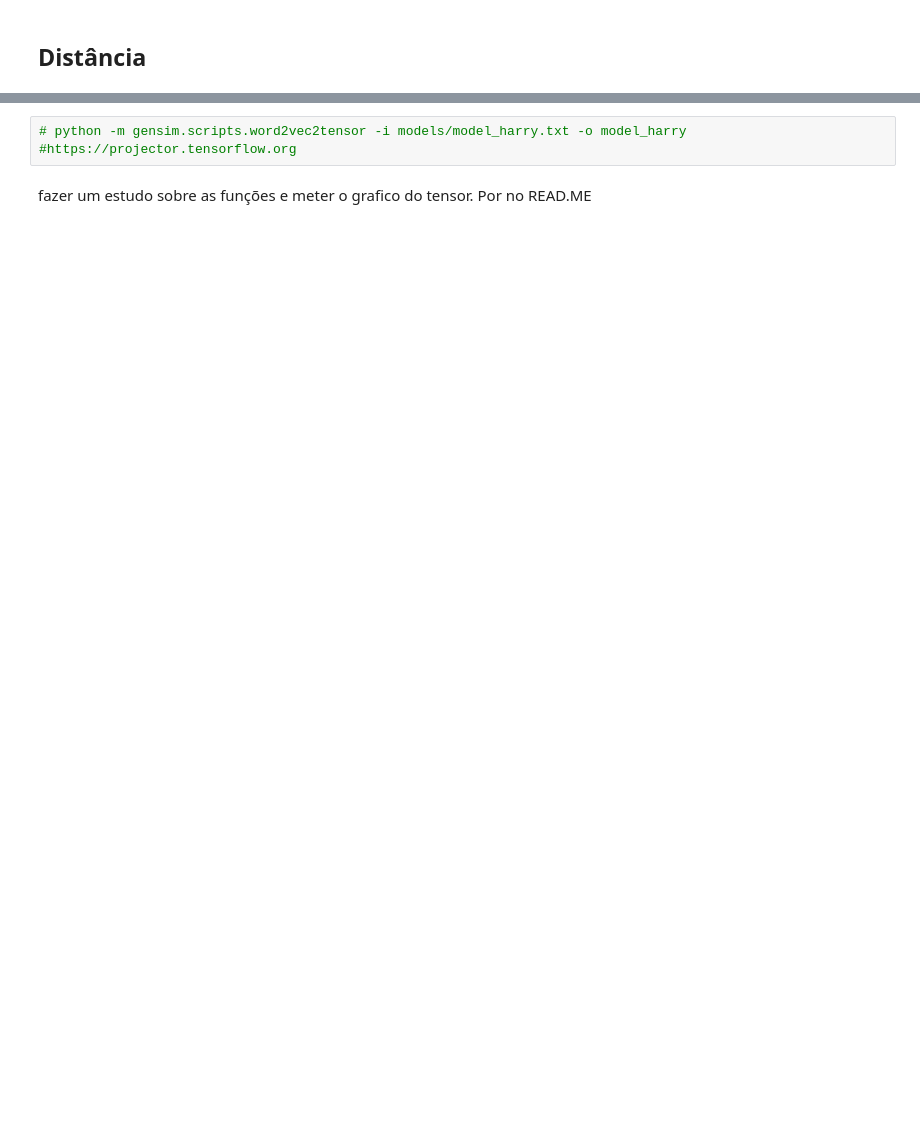
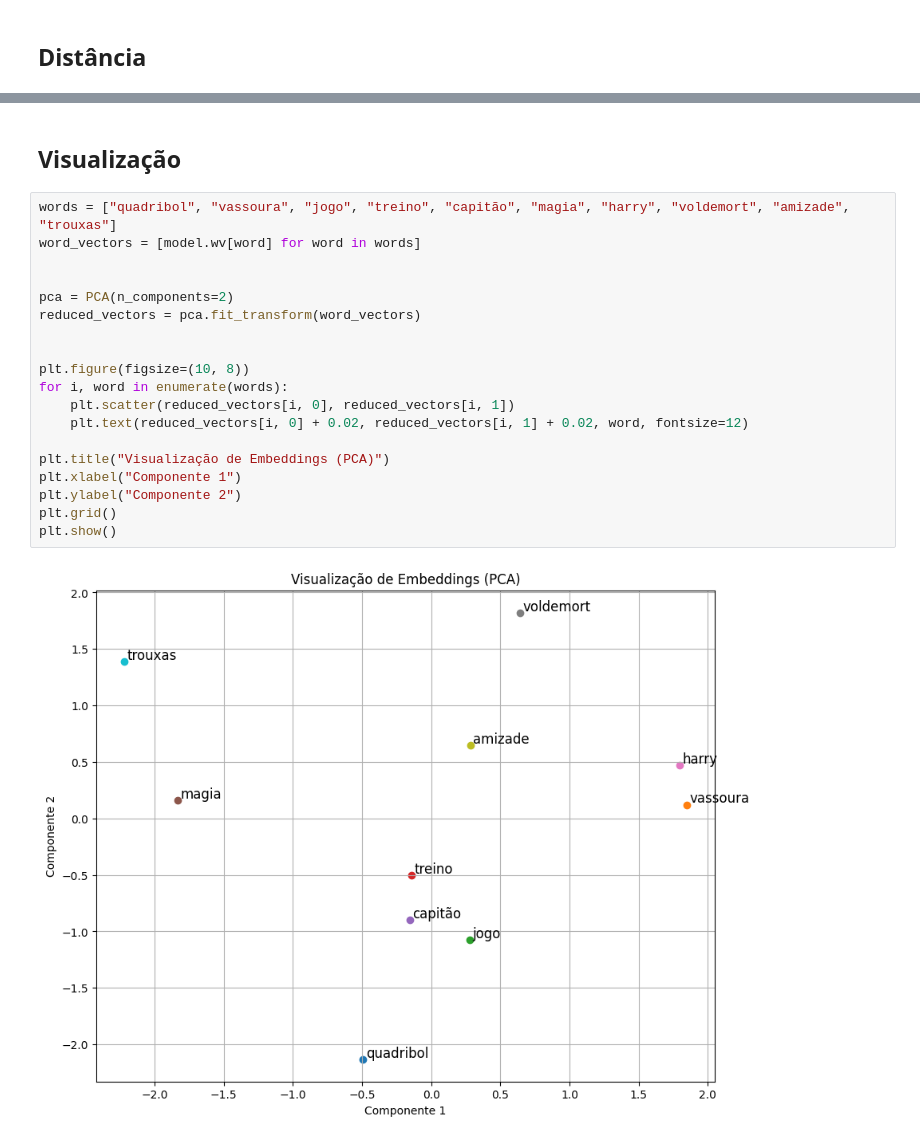
Before and after one commit to Danielsa248/plneb-2425, a Jupyter notebook: TPC 9/tpc.ipynb, the cells around one changed output, grey strips where cells are left out. Cells and saved outputs as stored; diff of their text form; blank space fills up the shorter version.

```diff
--- a/TPC 9/tpc.ipynb
+++ b/TPC 9/tpc.ipynb
@@ -207,7 +212,24 @@ Distância entre 'quadribol' e 'vassoura':
 ----------------------
-# %%
-# python -m gensim.scripts.word2vec2tensor -i models/model_harry.txt -o model_harry
-#https://projector.tensorflow.org
-# %% [markdown]
-fazer um estudo sobre as funções e meter o grafico do tensor.
-Por no READ.ME
+# %% [markdown]
+## Visualização
+# %%
+words = ["quadribol", "vassoura", "jogo", "treino", "capitão", "magia", "harry", "voldemort", "amizade", "trouxas"]
+word_vectors = [model.wv[word] for word in words]
+
+
+pca = PCA(n_components=2)
+reduced_vectors = pca.fit_transform(word_vectors)
+
+
+plt.figure(figsize=(10, 8))
+for i, word in enumerate(words):
+    plt.scatter(reduced_vectors[i, 0], reduced_vectors[i, 1])
+    plt.text(reduced_vectors[i, 0] + 0.02, reduced_vectors[i, 1] + 0.02, word, fontsize=12)
+
+plt.title("Visualização de Embeddings (PCA)")
+plt.xlabel("Componente 1")
+plt.ylabel("Componente 2")
+plt.grid()
+plt.show()
+# %% [output]
+[figure, added]
```
Also changed, not shown: parts of 10 cells of this notebook, 2 other files.
